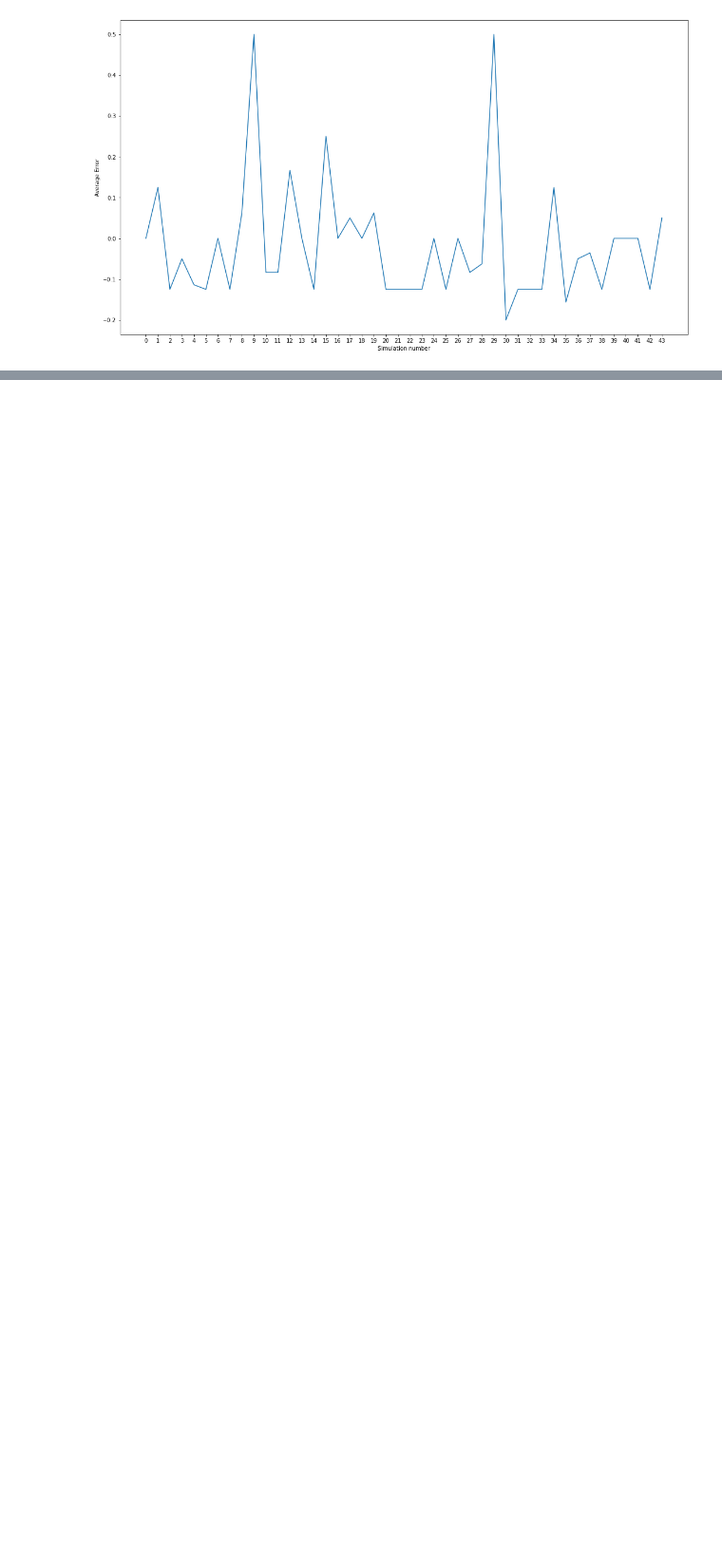
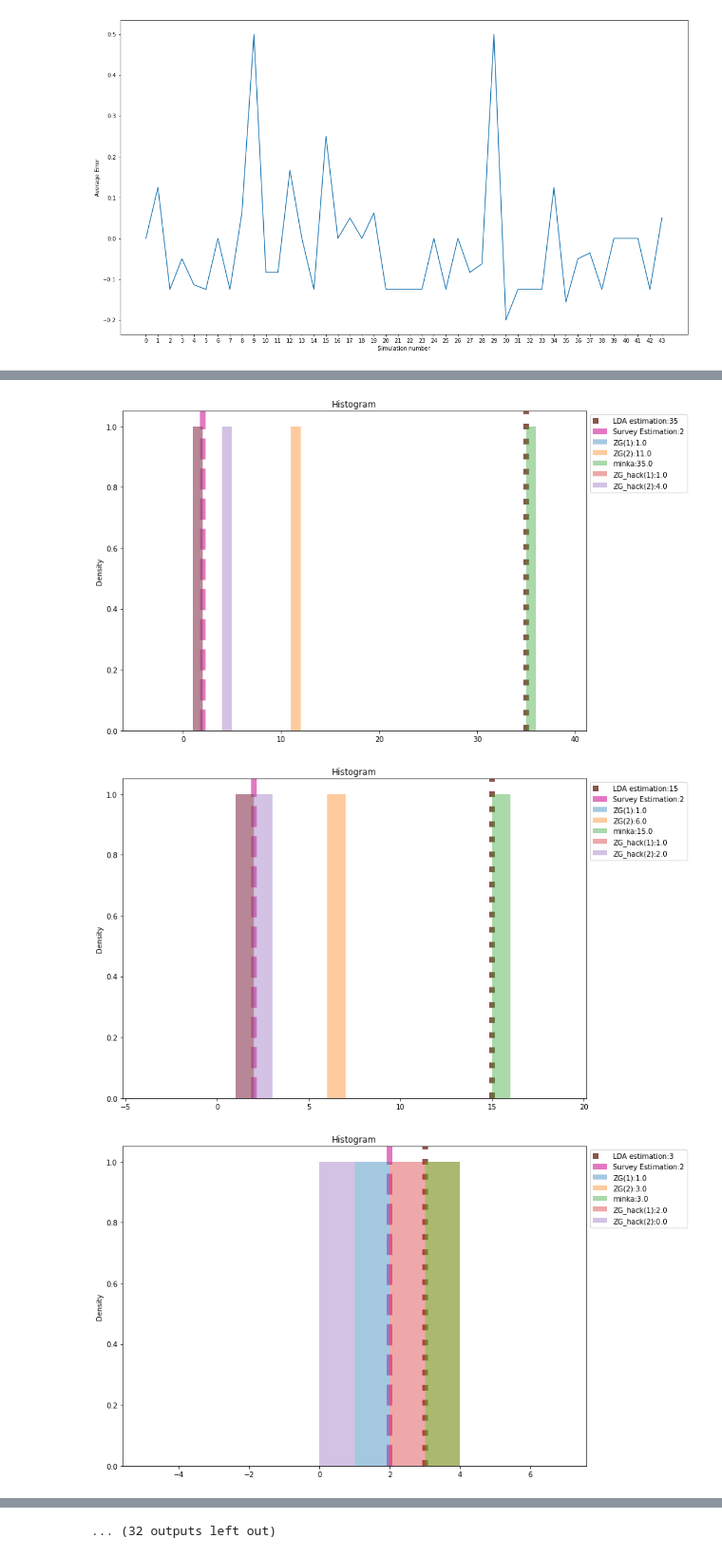
Before and after one commit to dfrancisco1998/ndd_stuff, a Jupyter notebook: sprint2/survey analysis.ipynb, the cells around one changed output, grey strips where cells are left out. Shown at 95% size. Cells and saved outputs as stored; diff of their text form; code cells hidden in the pictures; blank space fills up the shorter version.

Commit message:
added hist

```diff
--- a/sprint2/survey analysis.ipynb
+++ b/sprint2/survey analysis.ipynb
@@ -205 +176,32 @@ for i in range(len(all_miss)):
 ... (33 outputs left out)
+# %%
+def hist(true1, d1, d2, d3, d4, d5, true2):
+    # true1 is from the LDA
+    # true2 is from the survey from humans
+    d1 = np.asarray(d1)
+    d2 = np.asarray(d2)
+    d3 = np.asarray(d3)
+    d4 = np.asarray(d4)
+    d5 = np.asarray(d5)
+    fig, ax = plt.subplots()
+    fig.set_size_inches(11.7, 8.27)
+    x = [d1, d2, d3, d4, d5]
+    labs = ['ZG(1):{}', 'ZG(2):{}', 'minka:{}', 'ZG_hack(1):{}', 'ZG_hack(2):{}']
+    colors = sns.color_palette()
+    for i in range(len(x)):
+        sns.distplot(x[i], bins=range(np.min(np.asarray(x)) - 5, np.max(np.asarray(x)+ 5), 1), ax=ax, kde=True, hist = True, label = labs[i].format(np.median(np.asarray(x[i]))))
+    plt.axvline(true1, label='LDA estimation:{}'.format(true1), color=colors[5], linewidth = 8, alpha = 1, zorder =  0, ls= ":")
+    plt.axvline(true2, label='Survey Estimation:{}'.format(true2), color=colors[6], linewidth = 8, alpha = 1, zorder =  0, ls= "--")
+    plt.title('Histogram')
+    plt.legend(bbox_to_anchor=(1, 1), loc='upper left',)
+    plt.show()
+# %%
+import warnings
+warnings.filterwarnings('ignore')
+
+for i in range(len(all_miss)):
+    hist(true_LDA[i], dims_ZG_1_all[i],dims_ZG_2_all[i],  dims_minka_all[i], dims_ZG_h_1_all[i], dims_ZG_h_2_all[i], true_survey[i])
+# %% [output]
+[figure, added]
+[figure, added]
+[figure, added]
@@ -205,0 +217 @@ for i in range(len(all_miss)):
+... (32 outputs left out)
```
Also changed, not shown: parts of 18 cells of this notebook.
